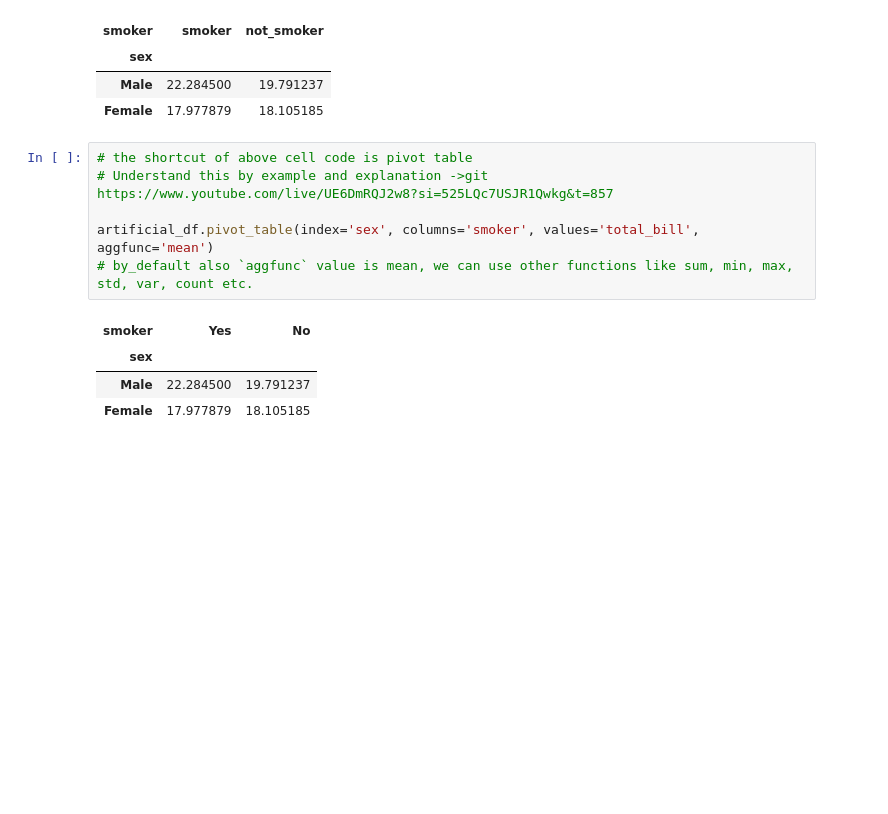
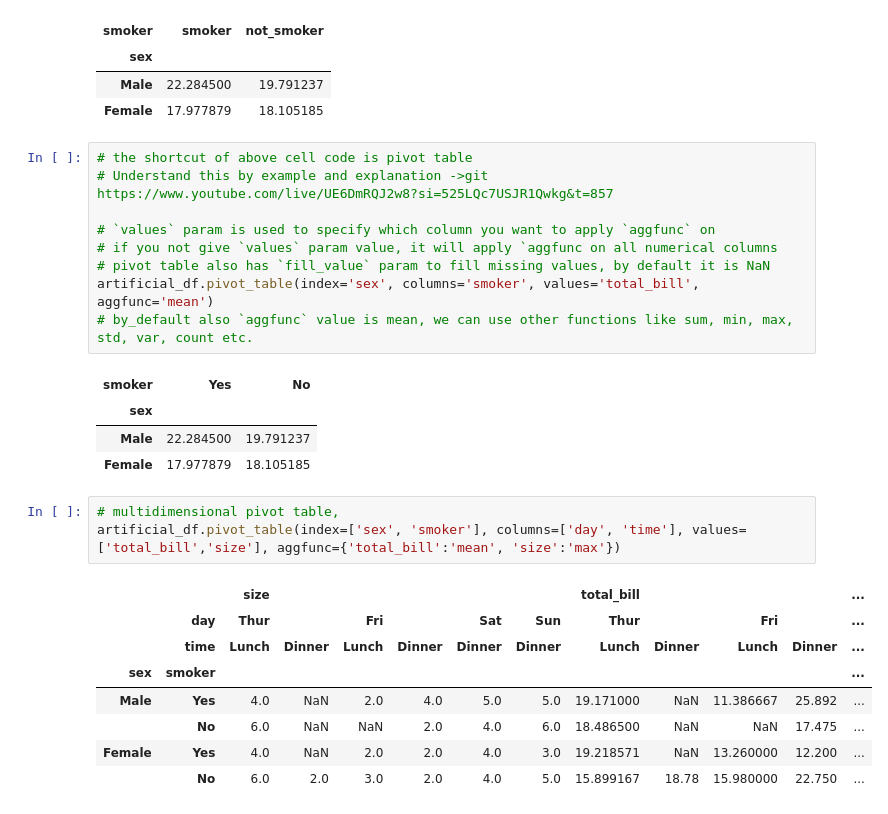
Before and after one commit to XionVolt/Ai-Ml, a Jupyter notebook: Programming/Pandas/08MulIndexSerAndDf_meltAndPivotTable.ipynb, the cells around one changed output. Saved outputs shown, nothing was run; the diff lists cells and outputs as text; blank space fills up the shorter version.

```diff
--- a/Programming/Pandas/08_MultiIndexSeriesAndDataframes.ipynb
+++ b/Programming/Pandas/08MulIndexSerAndDf_meltAndPivotTable.ipynb
@@ -775,6 +775,9 @@ artificial_df.groupby(['sex', 'smoker'])['total_bill'].mean().unstack().rename(c
 # the shortcut of above cell code is pivot table
 # Understand this by example and explanation ->git  https://www.youtube.com/live/UE6DmRQJ2w8?si=525LQc7USJR1Qwkg&t=857
 
+# `values` param is used to specify which column you want to apply `aggfunc` on
+# if you not give `values` param value, it will apply `aggfunc on all numerical columns
+# pivot table also has `fill_value` param to fill missing values, by default it is NaN
 artificial_df.pivot_table(index='sex', columns='smoker', values='total_bill', aggfunc='mean')
 # by_default also `aggfunc` value is mean, we can use other functions like sum, min, max, std, var, count etc.
 # %% [output]
@@ -782,3 +785,15 @@ artificial_df.pivot_table(index='sex', columns='smoker', values='total_bill', ag
 | sex |  |  |
 | Male | 22.284500 | 19.791237 |
 | Female | 17.977879 | 18.105185 |
+# %%
+# multidimensional pivot table,
+artificial_df.pivot_table(index=['sex', 'smoker'], columns=['day', 'time'], values=['total_bill','size'], aggfunc={'total_bill':'mean', 'size':'max'})
+# %% [output]
+|  |  | size |  |  |  |  |  | total_bill |  |  |  | ... |
+|  | day | Thur |  | Fri |  | Sat | Sun | Thur |  | Fri |  | ... |
+|  | time | Lunch | Dinner | Lunch | Dinner | Dinner | Dinner | Lunch | Dinner | Lunch | Dinner | ... |
+| sex | smoker |  |  |  |  |  |  |  |  |  |  | ... |
+| Male | Yes | 4.0 | NaN | 2.0 | 4.0 | 5.0 | 5.0 | 19.171000 | NaN | 11.386667 | 25.892 | ... |
+|  | No | 6.0 | NaN | NaN | 2.0 | 4.0 | 6.0 | 18.486500 | NaN | NaN | 17.475 | ... |
+| Female | Yes | 4.0 | NaN | 2.0 | 2.0 | 4.0 | 3.0 | 19.218571 | NaN | 13.260000 | 12.200 | ... |
+|  | No | 6.0 | 2.0 | 3.0 | 2.0 | 4.0 | 5.0 | 15.899167 | 18.78 | 15.980000 | 22.750 | ... |
```
Also changed, not shown: parts of 3 cells of this notebook, 4 other files.
